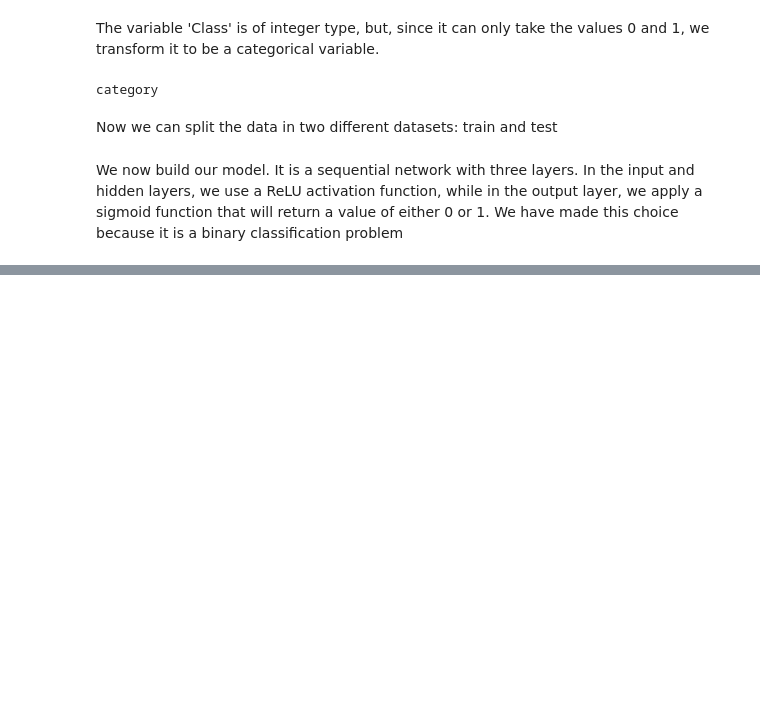
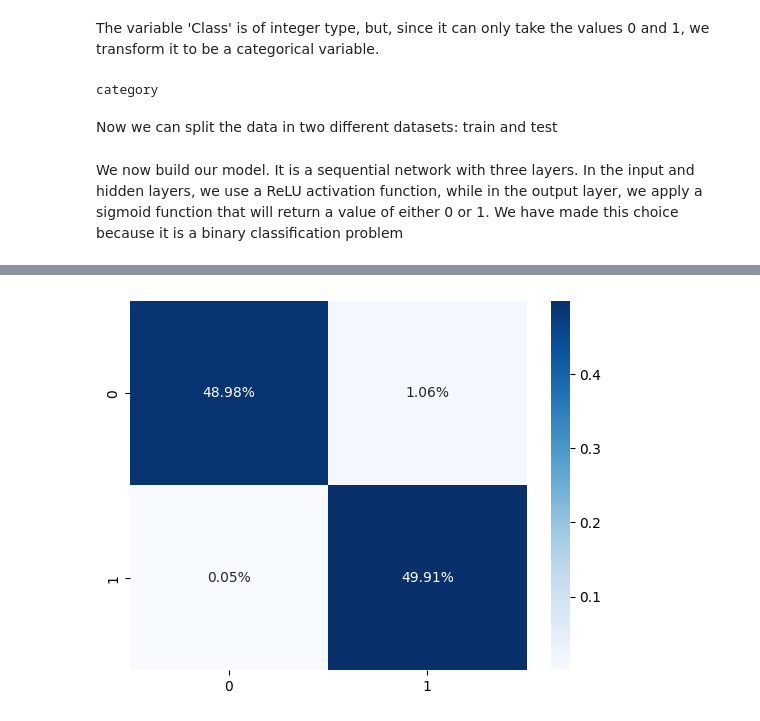
Before and after one commit to K3nse1/Data-science-projects, a Jupyter notebook: creditcard.ipynb, the cells around one changed output, grey strips where cells are left out. Drawn from its saved outputs; the diff is of its cells as text; code cells hidden in the pictures; blank space fills up the shorter version.

```diff
--- a/creditcard.ipynb
+++ b/creditcard.ipynb
@@ -68,25 +71,21 @@ category
 # %% [markdown]
 Now we can split the data in two different datasets: train and test
 # %%
-msk = np.random.rand(len(data)) < 0.8 # Boolean array to split the data into train and test. We will allocate 80% to the train
+train, test = model_selection.train_test_split(data, train_size=0.75, random_state=1, shuffle=True)
 
-train = data [msk]
-test = data [~msk]
-
-# We separate explanatory variables and the target variable
 x_train, y_train = train.drop ("Class", axis = 1), train["Class"]
 x_test, y_test = test.drop ("Class", axis = 1), test["Class"]
 # %% [markdown]
 We now build our model. It is a sequential network with three layers. In the input and hidden layers, we use a ReLU activation function, while in the output layer, we apply a sigmoid function that will return a value of either 0 or 1. We have made this choice because it is a binary classification problem
 # %%
 model = keras.Sequential ([
-    keras.layers.Dense (64, activation = "relu", input_shape = (x_train.shape[1],)),
-    keras.layers.Dense (32, activation = "relu"),
+    keras.layers.Dense (32, activation = "relu", input_shape = (x_train.shape[1],)),
+    keras.layers.Dense (16, activation = "relu", kernel_initializer='he_normal'),
     keras.layers.Dense (1, activation = "sigmoid")
 ])
 # %%
 model.compile(optimizer='adam', loss='binary_crossentropy', metrics=['accuracy'])
 # %%
-model.fit(x_train, y_train, epochs=10, batch_size=32, validation_data=(x_test, y_test))
+history = model.fit(x_train, y_train, epochs=10, batch_size=32, validation_data=(x_test, y_test))
 # %% [output]
 Epoch 1/10
@@ -122,0 +123,5 @@ predictions = model.predict(x_test)
+# %%
+conf_matrix = confusion_matrix(y_test, predictions.round())
+sns.heatmap(conf_matrix/np.sum(conf_matrix), annot = True, fmt=".2%", cmap="Blues");
+# %% [output]
+[figure, added]
```
Also changed, not shown: parts of 9 cells of this notebook.
